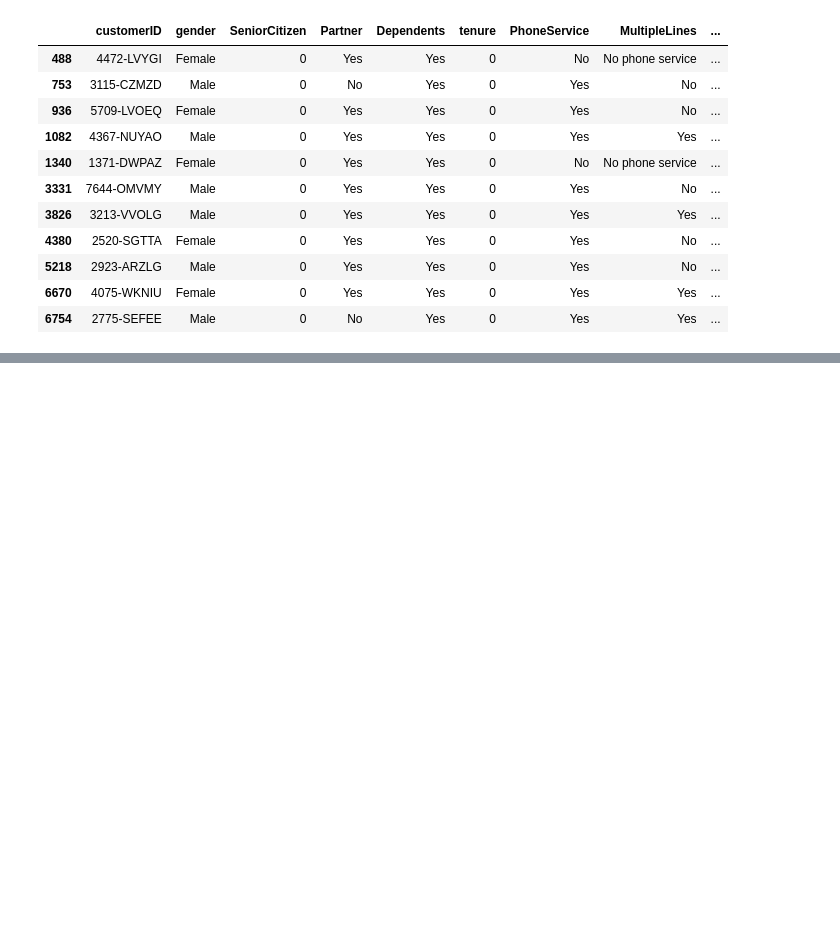
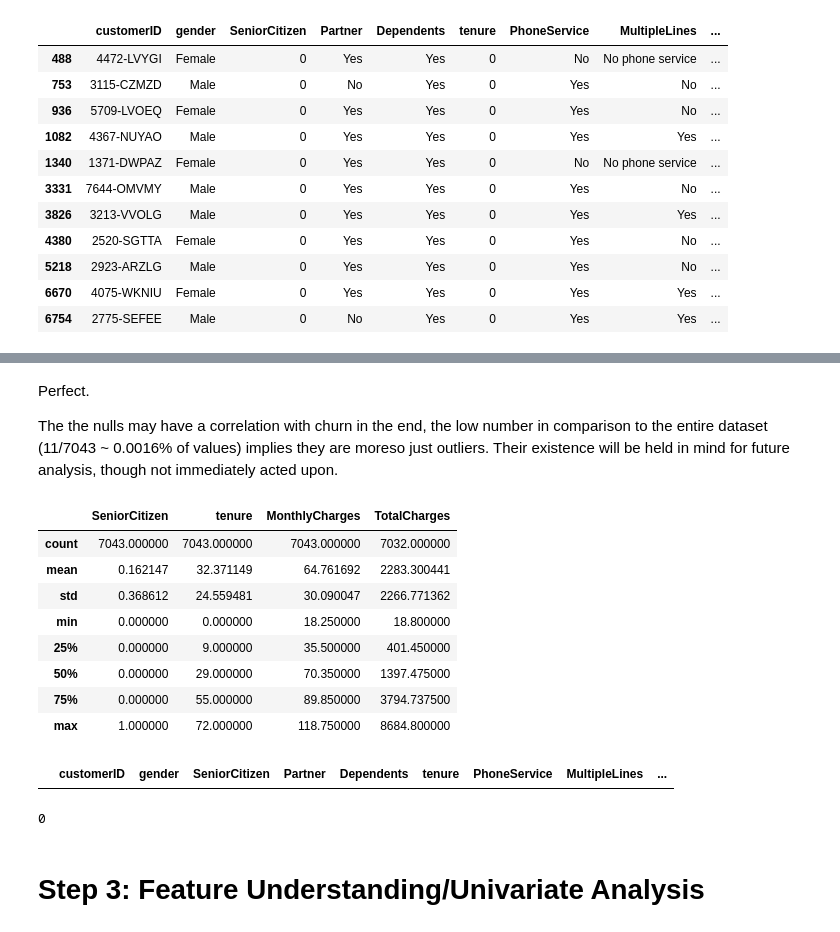
Before and after one commit to UIghodaro/vanilla-NN-Numpy-w-EDA, a Jupyter notebook: Exploratory Data Analysis/EDA.ipynb, the cells around one changed output, grey strips where cells are left out. Saved outputs shown, nothing was run; the diff lists cells and outputs as text; code cells hidden in the pictures; blank space fills up the shorter version.

Commit message:
Day 2: Incremental Update
Step 2 of EDA finished, Notebook updated and made more concise

```diff
--- a/Exploratory Data Analysis/EDA.ipynb
+++ b/Exploratory Data Analysis/EDA.ipynb
@@ -51,9 +51,6 @@ import pandas as pd
 import numpy as np
 import matplotlib.pylab as plt
 import seaborn as sns
-
-#It's generally better to see more columns than less, considering I have no clue what I'm looking for
-pd.set_option('display.max_columns', 25)
 # %%
 df = pd.read_csv('../data/raw/WA_Fn-UseC_-Telco-Customer-Churn.csv')
 # %% [markdown]
@@ -68,7 +65,9 @@ df.shape
 # %% [markdown]
 Clearly not as large as a dataset like MNIST, but surely enough for some sort of learning to be done.
 # %%
-
+#It's generally better to see more columns than less, considering I have no clue what I'm looking for
+#There are 21 columns, as found out above
+pd.set_option('display.max_columns', 21)
 df.head()
 # %% [output]
 |  | customerID | gender | SeniorCitizen | Partner | Dependents | tenure | PhoneService | MultipleLines | ... |
@@ -221,0 +227,28 @@ memory usage: 1.1+ MB
+# %% [markdown]
+Perfect.
+
+The the nulls may have a correlation with churn in the end, the low number in comparison to the entire dataset (11/7043 ~ 0.0016% of values) implies they are moreso just outliers. Their existence will be held in mind for future analysis, though not immediately acted upon.
+# %%
+df.describe()
+# %% [output]
+|  | SeniorCitizen | tenure | MonthlyCharges | TotalCharges |
+| count | 7043.000000 | 7043.000000 | 7043.000000 | 7032.000000 |
+| mean | 0.162147 | 32.371149 | 64.761692 | 2283.300441 |
+| std | 0.368612 | 24.559481 | 30.090047 | 2266.771362 |
+| min | 0.000000 | 0.000000 | 18.250000 | 18.800000 |
+| 25% | 0.000000 | 9.000000 | 35.500000 | 401.450000 |
+| 50% | 0.000000 | 29.000000 | 70.350000 | 1397.475000 |
+| 75% | 0.000000 | 55.000000 | 89.850000 | 3794.737500 |
+| max | 1.000000 | 72.000000 | 118.750000 | 8684.800000 |
+# %%
+#Check if there are duplicates
+df.loc[df.duplicated()]
+# %% [output]
+|  | customerID | gender | SeniorCitizen | Partner | Dependents | tenure | PhoneService | MultipleLines | ... |
+# %%
+#Check specifically customerIDs, since duplicates of other values are more or less expected
+df.duplicated(subset=['customerID']).sum()
+# %% [output]
+0
+# %% [markdown]
+# Step 3: Feature Understanding/Univariate Analysis
```
Also changed, not shown: parts of 12 cells of this notebook.
